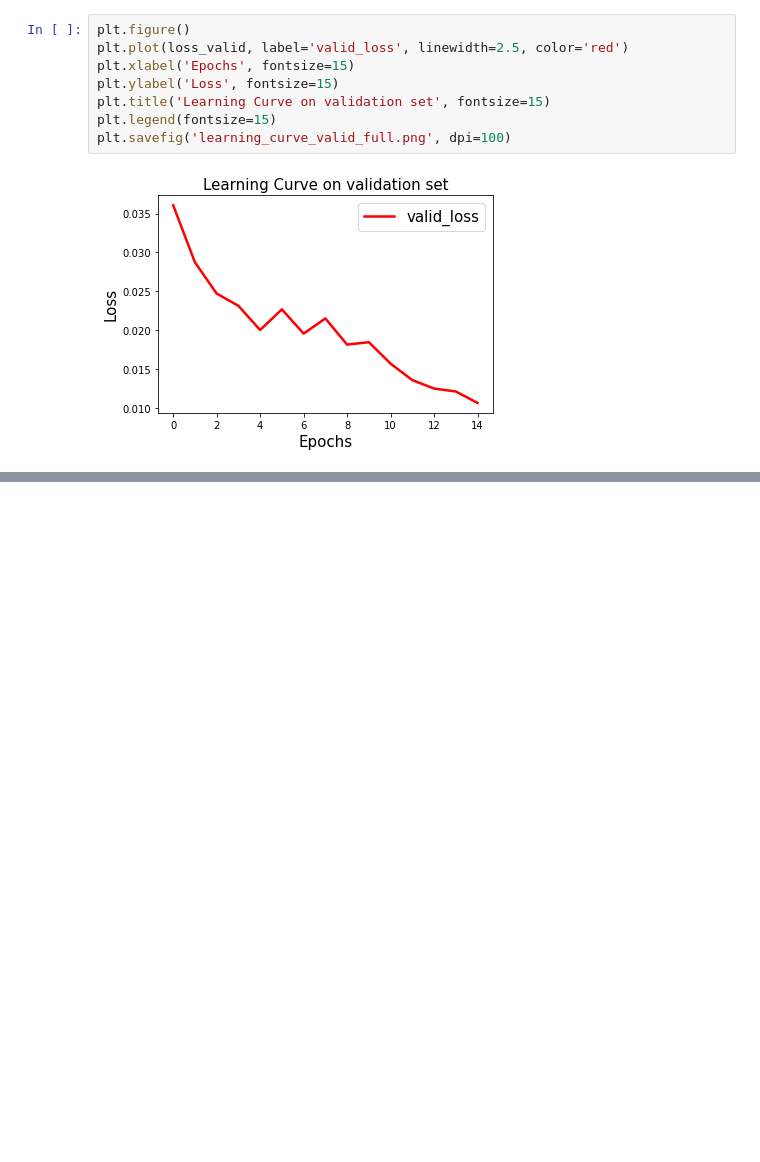
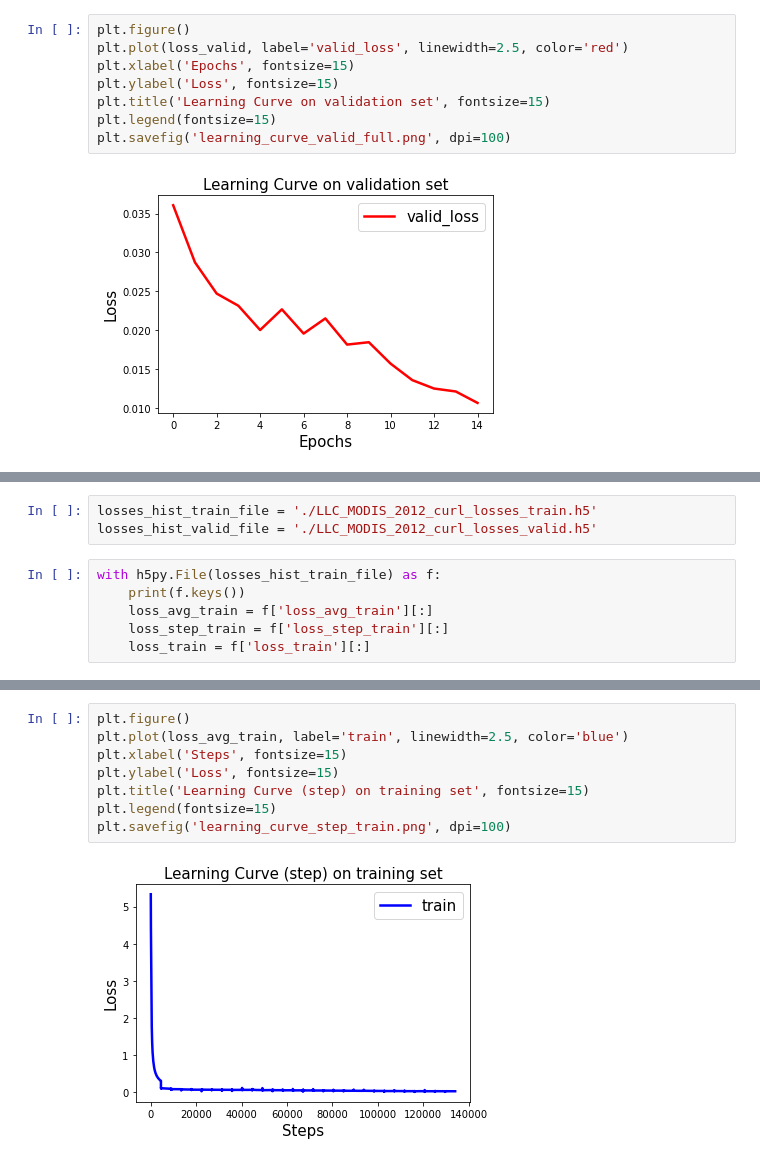
Before and after one commit to AI-for-Ocean-Science/ulmo, a Jupyter notebook: papers/SSL/Figures/Learning_curve_plots.ipynb, the cells around one changed output, grey strips where cells are left out. Saved outputs shown, nothing was run; the diff lists cells and outputs as text; blank space fills up the shorter version.

```diff
--- a/papers/SSL/Figures/Learning_curve_plots.ipynb
+++ b/papers/SSL/Figures/Learning_curve_plots.ipynb
@@ -80,0 +83,9 @@ plt.savefig('learning_curve_valid_full.png', dpi=100)
+# %%
+losses_hist_train_file = './LLC_MODIS_2012_curl_losses_train.h5'
+losses_hist_valid_file = './LLC_MODIS_2012_curl_losses_valid.h5'
+# %%
+with h5py.File(losses_hist_train_file) as f:
+    print(f.keys())
+    loss_avg_train = f['loss_avg_train'][:]
+    loss_step_train = f['loss_step_train'][:]
+    loss_train = f['loss_train'][:]
@@ -80,0 +102,10 @@ plt.savefig('learning_curve_valid_full.png', dpi=100)
+# %%
+plt.figure()
+plt.plot(loss_avg_train, label='train', linewidth=2.5, color='blue')
+plt.xlabel('Steps', fontsize=15)
+plt.ylabel('Loss', fontsize=15)
+plt.title('Learning Curve (step) on training set', fontsize=15)
+plt.legend(fontsize=15)
+plt.savefig('learning_curve_step_train.png', dpi=100)
+# %% [output]
+[figure, added]
```
Also changed, not shown: parts of 6 cells of this notebook.
